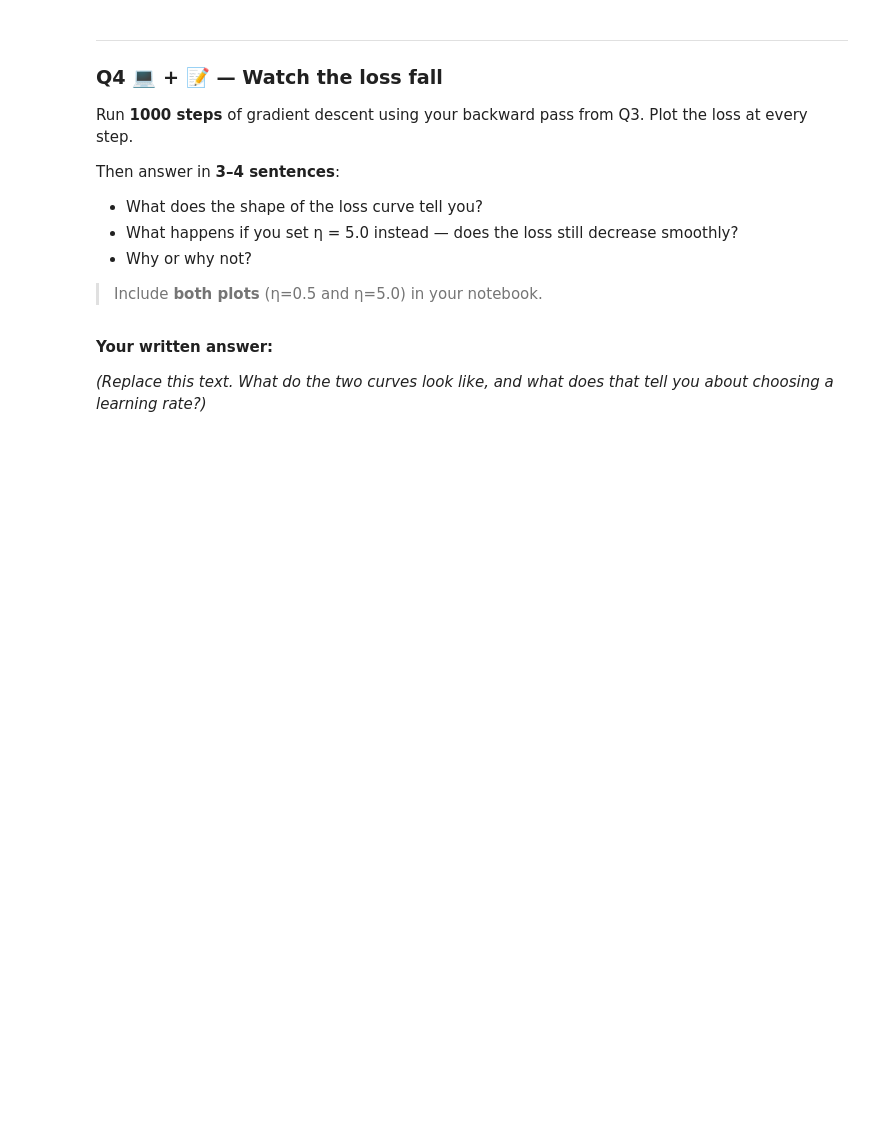
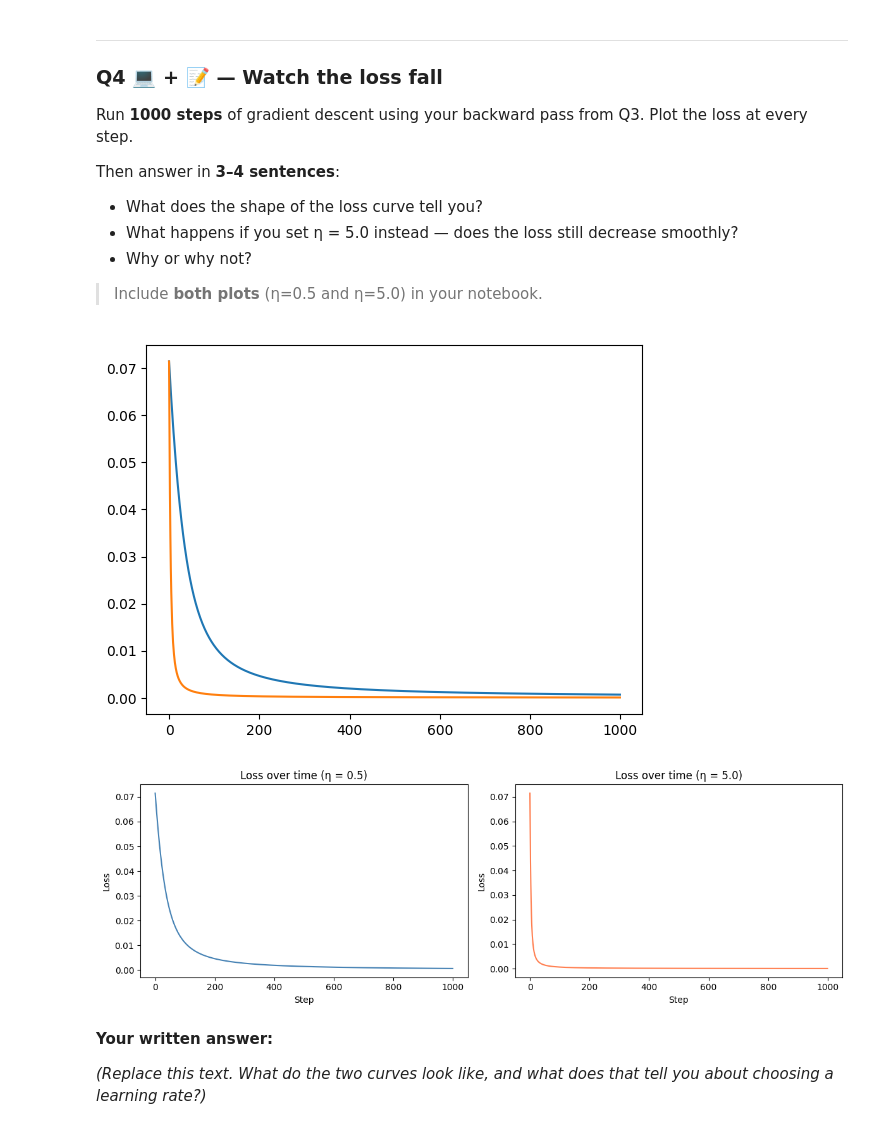
Before and after one commit to Stamatics-NumberstoNeurons/assignment-3-YuvasankarSelvan, a Jupyter notebook: Assignment_3.ipynb, the cells around one changed output. Cells and saved outputs as stored; diff of their text form; code cells hidden in the pictures; blank space fills up the shorter version.

```diff
--- a/Assignment_3.ipynb
+++ b/Assignment_3.ipynb
@@ -137,18 +159,18 @@ print(f"Forward pass: a1={a1:.4f}, a2={a2:.4f}, loss={loss:.6f}")
 # --- Backward pass (YOUR CODE HERE) ---
 
 # Step 1: Output layer error
-delta2 = None  # (a2 - y) * sigmoid_prime(z2)
+delta2 = (a2 - y) * sigmoid_prime(z2)  # (a2 - y) * sigmoid_prime(z2)
 
 # Step 2: Hidden layer error
-delta1 = None  # (w2 * delta2) * sigmoid_prime(z1)
+delta1 = (w2 * delta2) * sigmoid_prime(z1)  # (w2 * delta2) * sigmoid_prime(z1)
 
 # Step 3: Gradients
-grad_w2 = None  # delta2 * a1
-grad_w1 = None  # delta1 * x
+grad_w2 = delta2 * a1  # delta2 * a1
+grad_w1 = delta1 * x  # delta1 * x
 
 # Step 4: Gradient descent update
-w2_new = None  # w2 - lr * grad_w2
-w1_new = None  # w1 - lr * grad_w1
+w2_new = w2 - lr * grad_w2  # w2 - lr * grad_w2
+w1_new = w1 - lr * grad_w1  # w1 - lr * grad_w1
 
 print(f"\nGradients: ∂C/∂w1={grad_w1:.6f}, ∂C/∂w2={grad_w2:.6f}")
 print(f"Updated weights: w1={w1_new:.4f}, w2={w2_new:.4f}")
@@ -185,39 +213,44 @@ def train(lr, steps=1000):
         z2 = w2 * a1
         a2 = sigmoid(z2)
         loss = 0.5 * (a2 - y) ** 2
         losses.append(loss)
 
         # TODO: Backward pass — copy your expressions from Q3 here
-        delta2 = None
-        delta1 = None
-        grad_w2 = None
-        grad_w1 = None
+        delta2 = (a2 - y) * sigmoid_prime(z2)
+        delta1 = (w2 * delta2) * sigmoid_prime(z1)
+        grad_w2 = delta2 * a1
+        grad_w1 = delta1 * x
 
         # TODO: Update weights
-        w1 = None
-        w2 = None
+        w1 = w1 - lr * grad_w1
+        w2 = w2 - lr * grad_w2
 
     return losses
 
 # Plot for lr = 0.5
 losses_slow = train(lr=0.5)
+plt.plot(losses_slow)
 
 # Plot for lr = 5.0
 losses_fast = train(lr=5.0)
+plt.plot(losses_fast)
 
 fig, axes = plt.subplots(1, 2, figsize=(12, 4))
 axes[0].plot(losses_slow, color='steelblue')
 axes[0].set_title('Loss over time (η = 0.5)')
 axes[0].set_xlabel('Step')
 axes[0].set_ylabel('Loss')
 
 axes[1].plot(losses_fast, color='coral')
 axes[1].set_title('Loss over time (η = 5.0)')
 axes[1].set_xlabel('Step')
 axes[1].set_ylabel('Loss')
 
 plt.tight_layout()
 plt.show()
+# %% [output]
+[figure, added]
+[figure, added]
 # %% [markdown]
 **Your written answer:**
 
```
Also changed, not shown: parts of 7 cells of this notebook.
